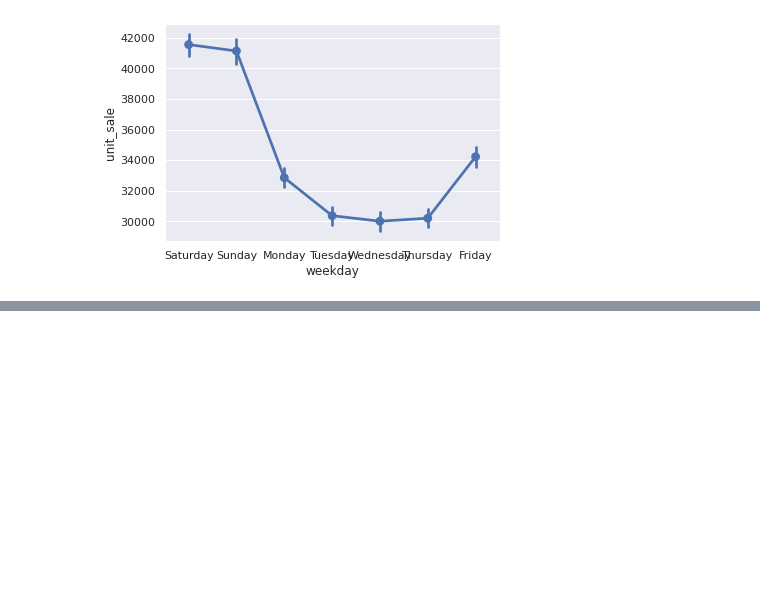
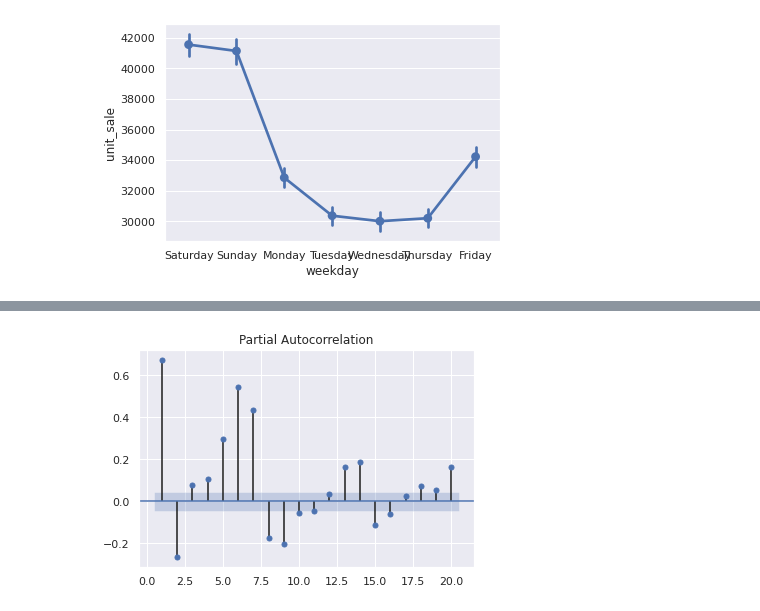
Before and after one commit to poojagpta/releases, a Jupyter notebook: m5_forecasting_project/walmart_eda.ipynb, the cells around one changed output, grey strips where cells are left out. Cells and saved outputs as stored; diff of their text form; code cells hidden in the pictures; blank space fills up the shorter version.

```diff
--- a/m5_forecasting_project/walmart_eda.ipynb
+++ b/m5_forecasting_project/walmart_eda.ipynb
@@ -225,0 +225,5 @@ plot_acf(model_df['unit_sale'], lags = 30);
+# %%
+from statsmodels.graphics.tsaplots import plot_pacf
+plot_pacf(model_df['unit_sale'], lags = 20,zero=False);
+# %% [output]
+[figure, added]
```
Also changed, not shown: parts of 2 cells of this notebook.
